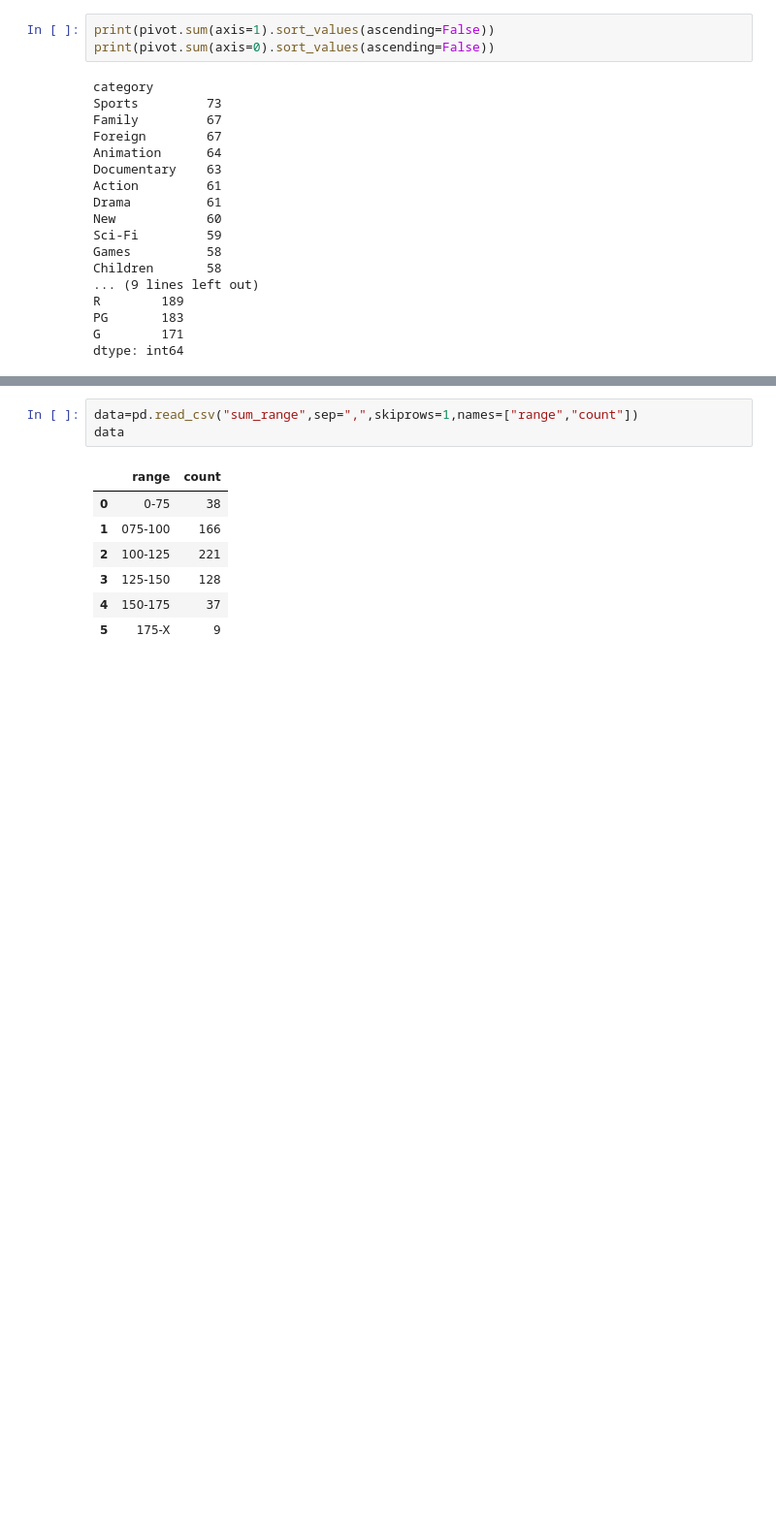
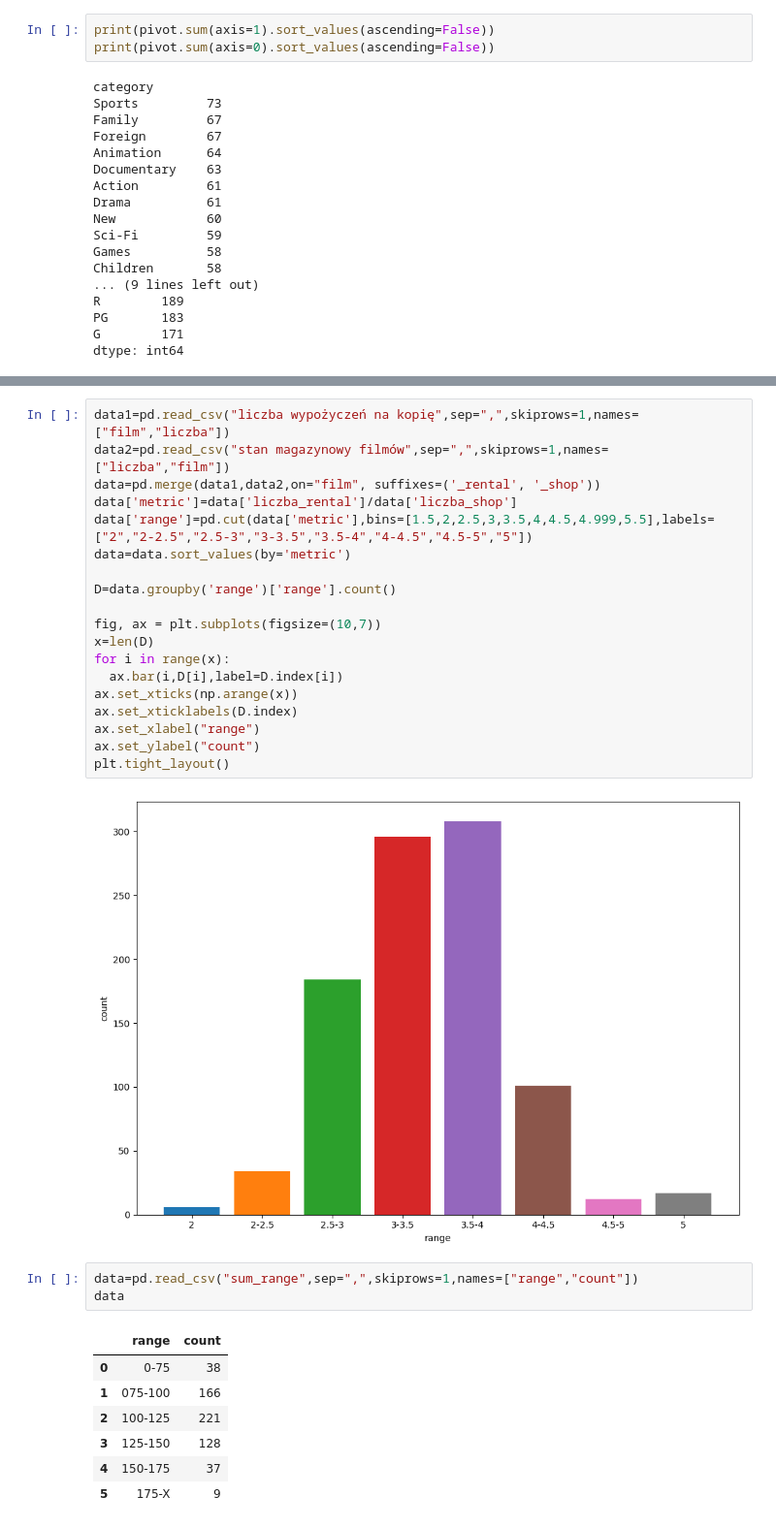
Before and after one commit to Popsonikk/filmoteka, a Jupyter notebook: Filmoteka.ipynb, the cells around one changed output, grey strips where cells are left out. Shown at 97% size. Saved outputs shown, nothing was run; the diff lists cells and outputs as text; blank space fills up the shorter version.

```diff
--- a/Filmoteka.ipynb
+++ b/Filmoteka.ipynb
@@ -141,3 +53,24 @@ ax.legend()
+# %%
+data1=pd.read_csv("liczba wypożyczeń na kopię",sep=",",skiprows=1,names=["film","liczba"])
+data2=pd.read_csv("stan magazynowy filmów",sep=",",skiprows=1,names=["liczba","film"])
+data=pd.merge(data1,data2,on="film", suffixes=('_rental', '_shop'))
+data['metric']=data['liczba_rental']/data['liczba_shop']
+data['range']=pd.cut(data['metric'],bins=[1.5,2,2.5,3,3.5,4,4.5,4.999,5.5],labels=["2","2-2.5","2.5-3","3-3.5","3.5-4","4-4.5","4.5-5","5"])
+data=data.sort_values(by='metric')
+
+D=data.groupby('range')['range'].count()
+
+fig, ax = plt.subplots(figsize=(10,7))
+x=len(D)
+for i in range(x):
+  ax.bar(i,D[i],label=D.index[i])
+ax.set_xticks(np.arange(x))
+ax.set_xticklabels(D.index)
+ax.set_xlabel("range")
+ax.set_ylabel("count")
+plt.tight_layout()
+# %% [output]
+[figure, added]
 # %%
 data=pd.read_csv("sum_range",sep=",",skiprows=1,names=["range","count"])
 data
```
Also changed, not shown: parts of 8 cells of this notebook.
